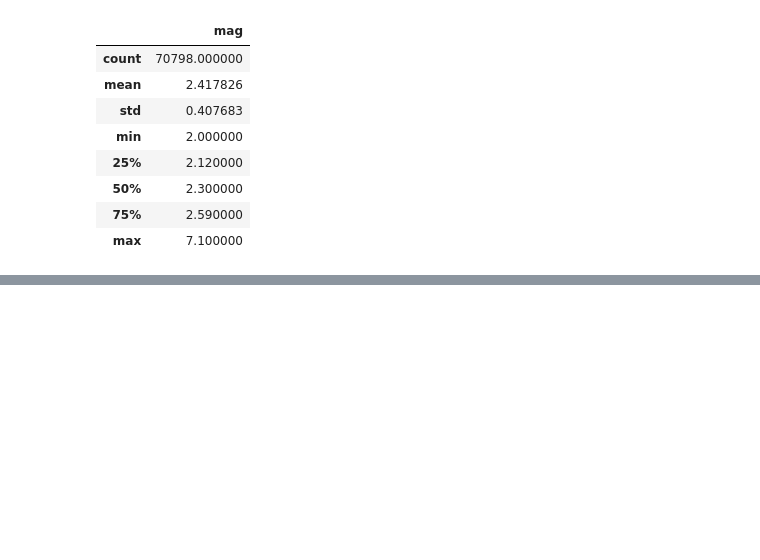
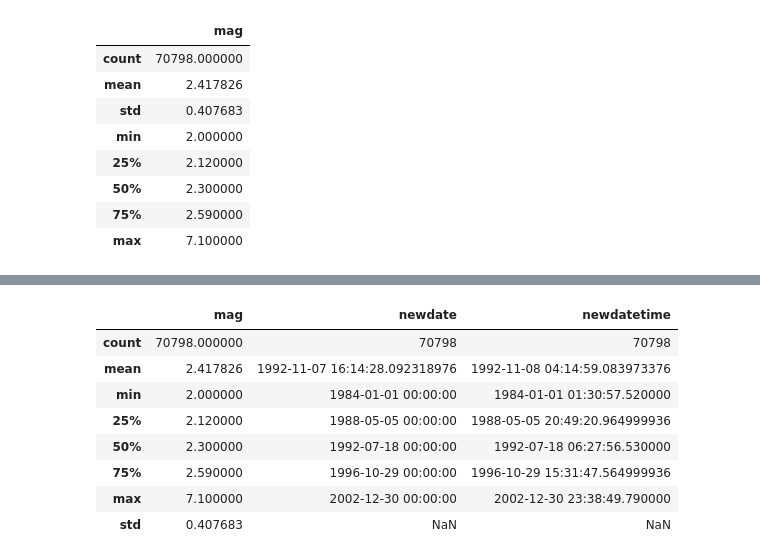
Before and after one commit to ashtonsouthwick/DSPS_ASouthwick, a Jupyter notebook: Labs/earthquake_data_munging.ipynb, the cells around one changed output, grey strips where cells are left out. Cells and saved outputs as stored; diff of their text form; code cells hidden in the pictures; blank space fills up the shorter version.

```diff
--- a/Labs/earthquake_data_munging.ipynb
+++ b/Labs/earthquake_data_munging.ipynb
@@ -71,3 +71,6 @@ earthquakes.describe()
 | max | 7.100000 |
 # %%
 earthquakes['newdate'] = earthquakes['date'].map(pd.to_datetime)
+# %%
+earthquakes['datetime'] = earthquakes['date'] + " " + earthquakes['time']
+earthquakes['datetime']
@@ -73,0 +92,2 @@ earthquakes['newdate'] = earthquakes['date'].map(pd.to_datetime)
+# %%
+earthquakes['newdatetime'] = earthquakes['datetime'].map(pd.to_datetime)
@@ -73,0 +96,6 @@ earthquakes['newdate'] = earthquakes['date'].map(pd.to_datetime)
+# %%
+for i in earthquakes.index:
+  if earthquakes.loc[i, "time"].endswith('60.00'):
+    print(earthquakes.loc[i,'time'])
+    earthquakes.loc[i, 'time'] = earthquakes.loc[i, 'time'][:6] + "59.99"
+    print(earthquakes.loc[i, 'time'])
@@ -73,0 +113,4 @@ earthquakes['newdate'] = earthquakes['date'].map(pd.to_datetime)
+# %%
+earthquakes['datetime'] = earthquakes['date'] + ' ' + earthquakes['time']
+earthquakes['newdatetime'] = earthquakes['datetime'].map(pd.to_datetime)
+earthquakes['newdatetime']
@@ -73,0 +132,12 @@ earthquakes['newdate'] = earthquakes['date'].map(pd.to_datetime)
+# %%
+earthquakes.describe()
+# %% [output]
+|  | mag | newdate | newdatetime |
+| count | 70798.000000 | 70798 | 70798 |
+| mean | 2.417826 | 1992-11-07 16:14:28.092318976 | 1992-11-08 04:14:59.083973376 |
+| min | 2.000000 | 1984-01-01 00:00:00 | 1984-01-01 01:30:57.520000 |
+| 25% | 2.120000 | 1988-05-05 00:00:00 | 1988-05-05 20:49:20.964999936 |
+| 50% | 2.300000 | 1992-07-18 00:00:00 | 1992-07-18 06:27:56.530000 |
+| 75% | 2.590000 | 1996-10-29 00:00:00 | 1996-10-29 15:31:47.564999936 |
+| max | 7.100000 | 2002-12-30 00:00:00 | 2002-12-30 23:38:49.790000 |
+| std | 0.407683 | NaN | NaN |
```
Also changed, not shown: parts of 7 cells of this notebook.
